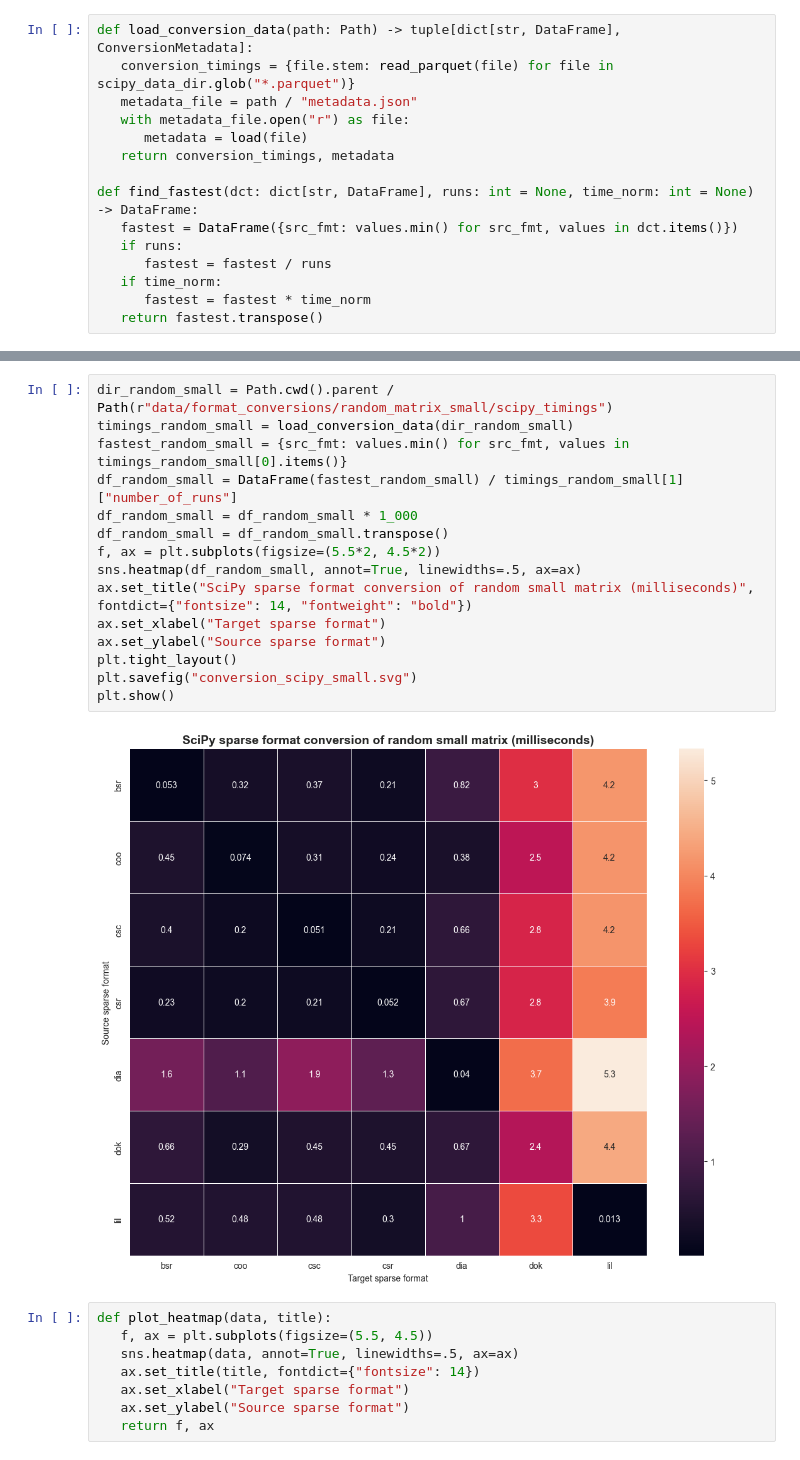
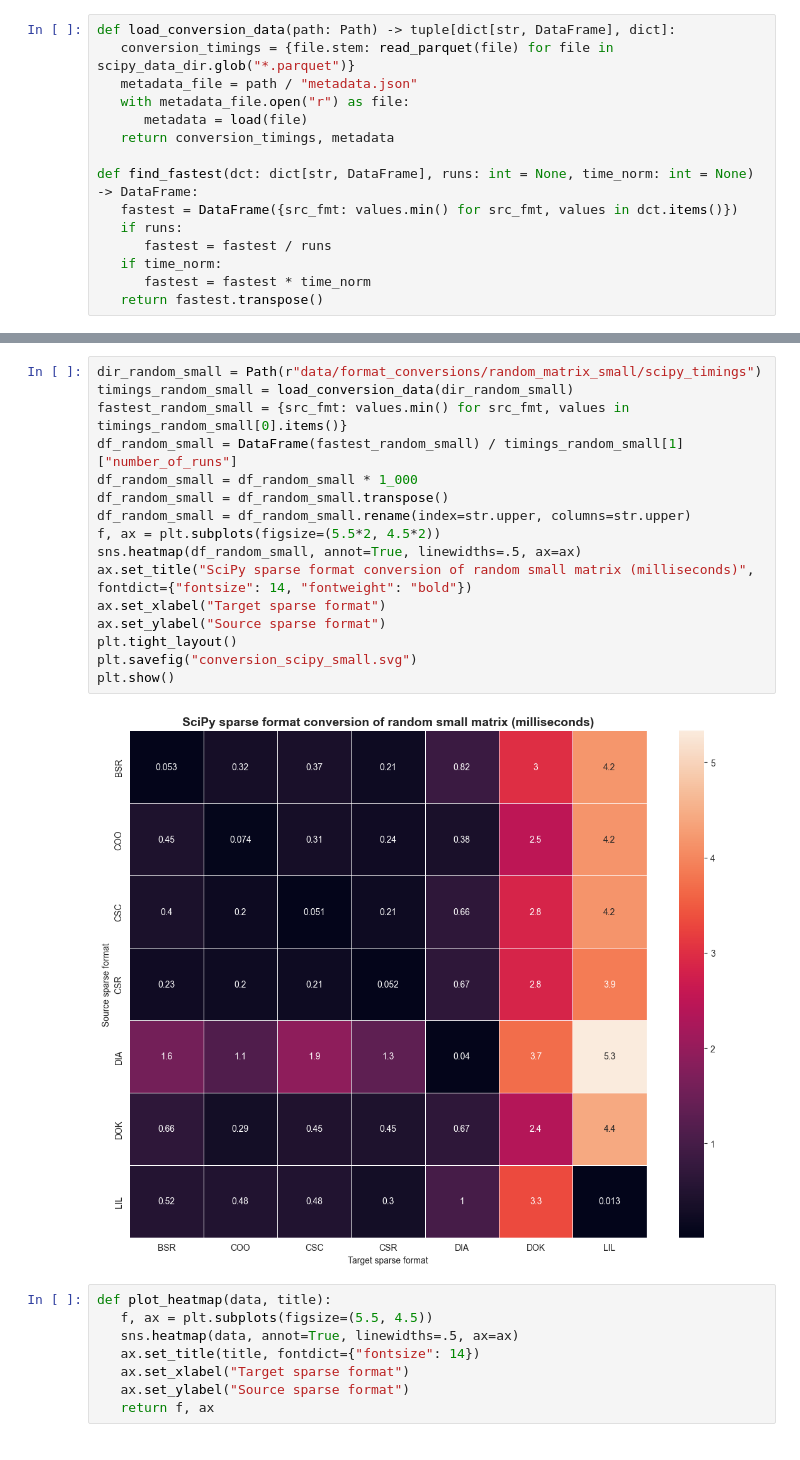
Before and after one commit to Bovi-analytics/chain-simulator, a Jupyter notebook: docs/source/benchmarks/format_conversions.ipynb, the cells around one changed output, grey strips where cells are left out. Drawn from its saved outputs; the diff is of its cells as text.

Commit message:
Updated graphs to display sparse matrix formats in capital letters

```diff
--- a/docs/source/benchmarks/format_conversions.ipynb
+++ b/docs/source/benchmarks/format_conversions.ipynb
@@ -9,5 +9,5 @@ from benchmarks.format_conversions import ConversionMetadata
 # %%
-def load_conversion_data(path: Path) -> tuple[dict[str, DataFrame], ConversionMetadata]:
+def load_conversion_data(path: Path) -> tuple[dict[str, DataFrame], dict]:
    conversion_timings = {file.stem: read_parquet(file) for file in scipy_data_dir.glob("*.parquet")}
    metadata_file = path / "metadata.json"
    with metadata_file.open("r") as file:
@@ -49,20 +58,21 @@ plt.show()
 # %%
-dir_random_small = Path.cwd().parent / Path(r"data/format_conversions/random_matrix_small/scipy_timings")
+dir_random_small = Path(r"data/format_conversions/random_matrix_small/scipy_timings")
 timings_random_small = load_conversion_data(dir_random_small)
 fastest_random_small = {src_fmt: values.min() for src_fmt, values in timings_random_small[0].items()}
 df_random_small = DataFrame(fastest_random_small) / timings_random_small[1]["number_of_runs"]
 df_random_small = df_random_small * 1_000
 df_random_small = df_random_small.transpose()
+df_random_small = df_random_small.rename(index=str.upper, columns=str.upper)
 f, ax = plt.subplots(figsize=(5.5*2, 4.5*2))
 sns.heatmap(df_random_small, annot=True, linewidths=.5, ax=ax)
 ax.set_title("SciPy sparse format conversion of random small matrix (milliseconds)", fontdict={"fontsize": 14, "fontweight": "bold"})
 ax.set_xlabel("Target sparse format")
 ax.set_ylabel("Source sparse format")
 plt.tight_layout()
 plt.savefig("conversion_scipy_small.svg")
 plt.show()
 # %% [output]
-[figure, old version]
+[figure, new version]
 # %%
 def plot_heatmap(data, title):
    f, ax = plt.subplots(figsize=(5.5, 4.5))
```
Also changed, not shown: parts of 4 cells of this notebook, 2 other files.
